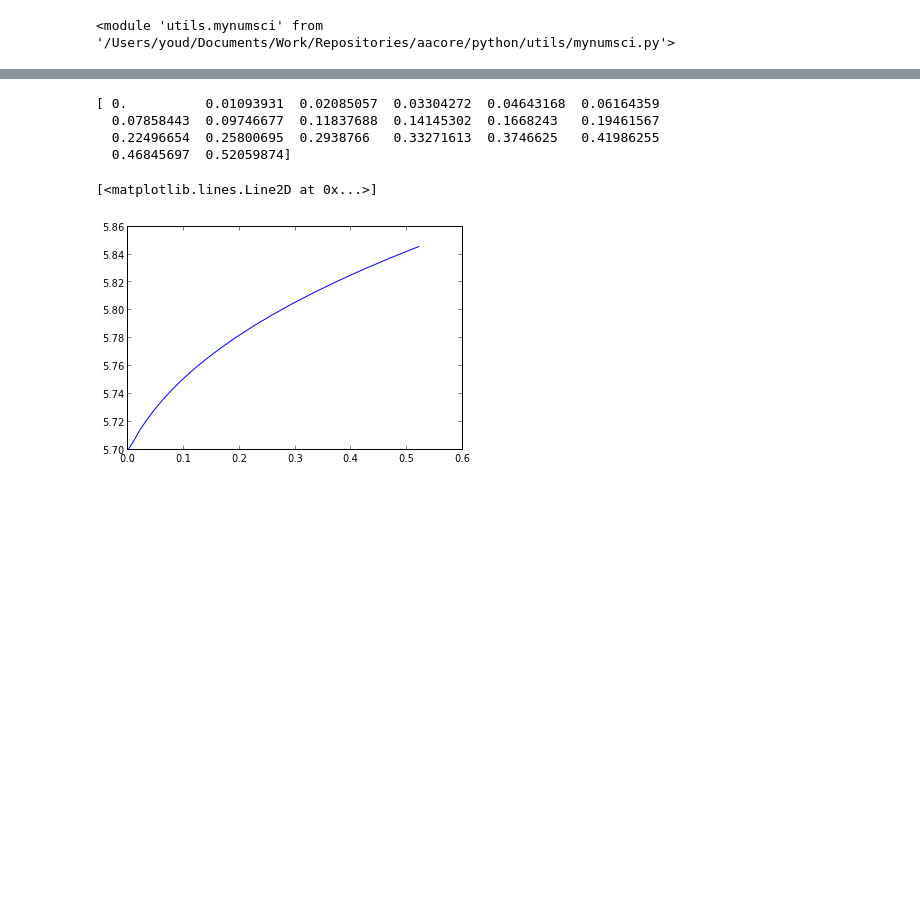
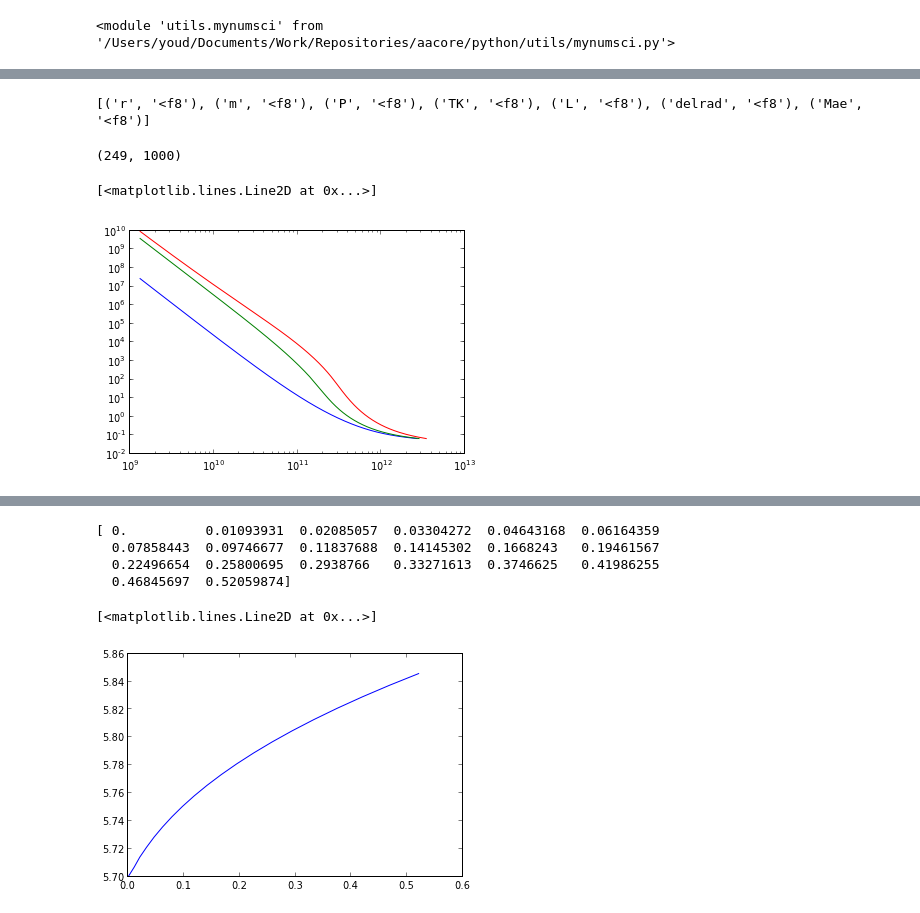
Before and after one commit to apiso/core_accretion, a Jupyter notebook: python/RadSGPoly/Evolve.ipynb, the cells around one changed output, grey strips where cells are left out. Saved outputs shown, nothing was run; the diff lists cells and outputs as text; code cells hidden in the pictures; blank space fills up the shorter version.

```diff
--- a/python/RadSGPoly/Evolve.ipynb
+++ b/python/RadSGPoly/Evolve.ipynb
@@ -62,0 +111,13 @@ print "{:.1f}".format(bca3.M[-1]/Me)
+# %%
+print profsm.dtype
+profsm.shape
+# %% [output]
+[('r', '<f8'), ('m', '<f8'), ('P', '<f8'), ('TK', '<f8'), ('L', '<f8'), ('delrad', '<f8'), ('Mae', '<f8')]
+(249, 1000)
+# %%
+loglog(profsm.r[0, :], profsm.P[0, :])
+loglog(profsm.r[100, :], profsm.P[100, :])
+loglog(profsm.r[-1, :], profsm.P[-1, :])
+# %% [output]
+[<matplotlib.lines.Line2D at 0x...>]
+[figure, added]
```
Also changed, not shown: parts of 23 cells of this notebook, 2 other files.
